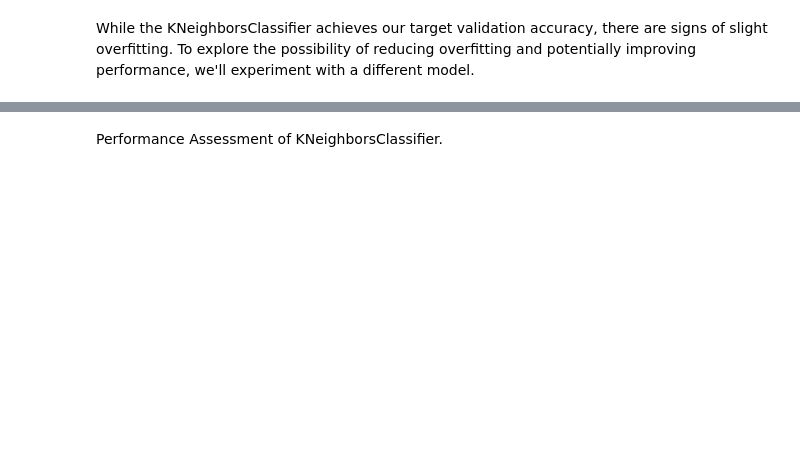
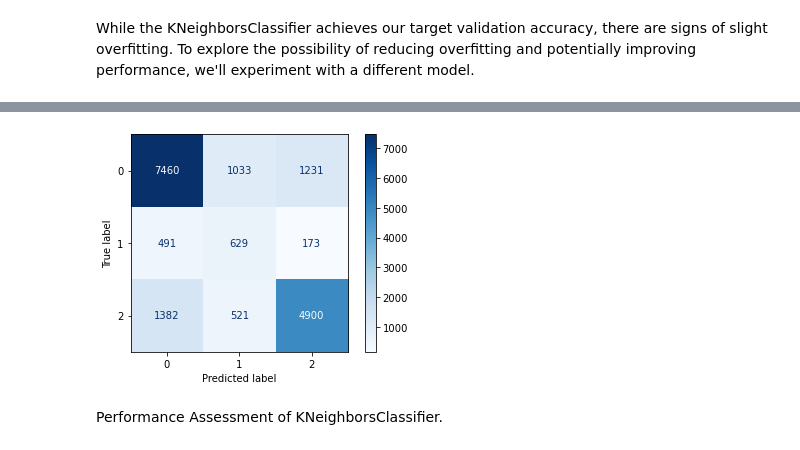
Before and after one commit to Cdasilver29/well-classification-documented, a Jupyter notebook: Technical.ipynb, the cells around one changed output, grey strips where cells are left out. Cells and saved outputs as stored; diff of their text form; code cells hidden in the pictures; blank space fills up the shorter version.

Commit message:
modeling update

```diff
--- a/Technical.ipynb
+++ b/Technical.ipynb
@@ -1649,0 +1601,71 @@ Best Hyperparameters: {'n_neighbors': 7, 'weights': 'distance'}
+# %%
+from sklearn.neighbors import KNeighborsClassifier
+from sklearn.model_selection import GridSearchCV
+from sklearn.preprocessing import StandardScaler
+from sklearn.decomposition import PCA
+# Set parameter grid
+param_grid = {"n_neighbors": [3, 5, 7],
+              'weights': ['uniform', 'distance']}
+
+# Use a smaller subset of the data for hyperparameter tuning
+subset_size = 5000  # Adjust this value based on your dataset size
+X_train_subset = X_train_resampled[:subset_size]
+y_train_subset = y_train_resampled[:subset_size]
+
+# Standardize the subset
+scaler = StandardScaler()
+X_train_subset_scaled = scaler.fit_transform(X_train_subset)
+
+# Dimensionality reduction (optional)
+pca = PCA(n_components=10)  # Adjust n_components based on your dataset
+X_train_subset_pca = pca.fit_transform(X_train_subset_scaled)
+
+# Use GridSearchCV with parallelization and reduced hyperparameter space
+Knn_model_clf = GridSearchCV(estimator=KNeighborsClassifier(),
+                             param_grid=param_grid,
+                             scoring='accuracy',
+                             cv=3,  # Reduced folds
+                             n_jobs=-1)
+
+# Fit the model with the subset
+Knn_model_clf.fit(X_train_subset_pca, y_train_subset)
+
+# Get the best hyperparameters
+best_params = Knn_model_clf.best_params_
+print("Best Hyperparameters:", best_params)
+
+# Use the best hyperparameters to instantiate the KNeighborsClassifier
+best_knn_model = KNeighborsClassifier(n_neighbors=best_params['n_neighbors'],
+                                      weights=best_params['weights'])
+
+# Scale the entire training data
+X_train_scaled = scaler.transform(X_train_resampled)
+
+# Apply PCA transformation
+X_train_pca = pca.transform(X_train_scaled)
+
+# Fit the model with the entire dataset
+best_knn_model.fit(X_train_pca, y_train_resampled)
+
+# Scale and transform the test data
+X_test_scaled = scaler.transform(X_test_scaled)
+X_test_pca = pca.transform(X_test_scaled)
+
+# Predictions on training and test sets
+train_preds = best_knn_model.predict(X_train_pca)
+val_preds = best_knn_model.predict(X_test_pca)
+
+# Calculate accuracy
+train_accuracy = accuracy_score(y_train_resampled, train_preds)
+val_accuracy = accuracy_score(y_test_2, val_preds)
+
+print(f'Training Accuracy: {train_accuracy:.4f}')
+print(f'Validation Accuracy: {val_accuracy:.4f}')
+
+# Additional evaluation metrics and confusion matrix
+print("Training Precision:", precision_score(y_train_resampled, train_preds, average="weighted"))
+print("Validation Precision:", precision_score(y_test_2, val_preds, average="weighted"))
+print("Classification Report:\n", classification_report(y_test_2, val_preds))
+plot_confusion_matrix(best_knn_model, X_test_pca, y_test_2, cmap=plt.cm.Blues)
+plt.show()
+# %% [output]
@@ -1650,2 +1687,3 @@ Best Hyperparameters: {'n_neighbors': 7, 'weights': 'distance'}
+[figure, added]
 # %% [markdown]
 Performance Assessment of KNeighborsClassifier.
```
Also changed, not shown: parts of 31 cells of this notebook.
